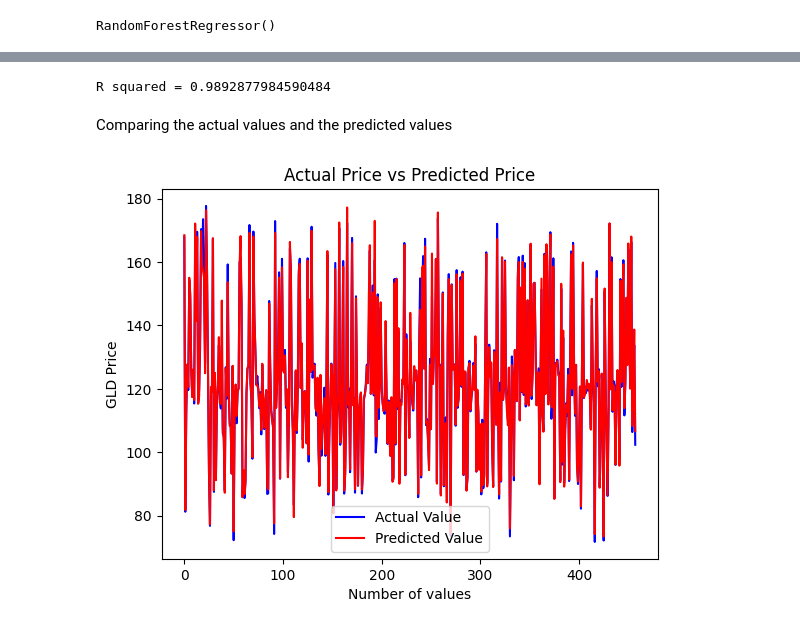
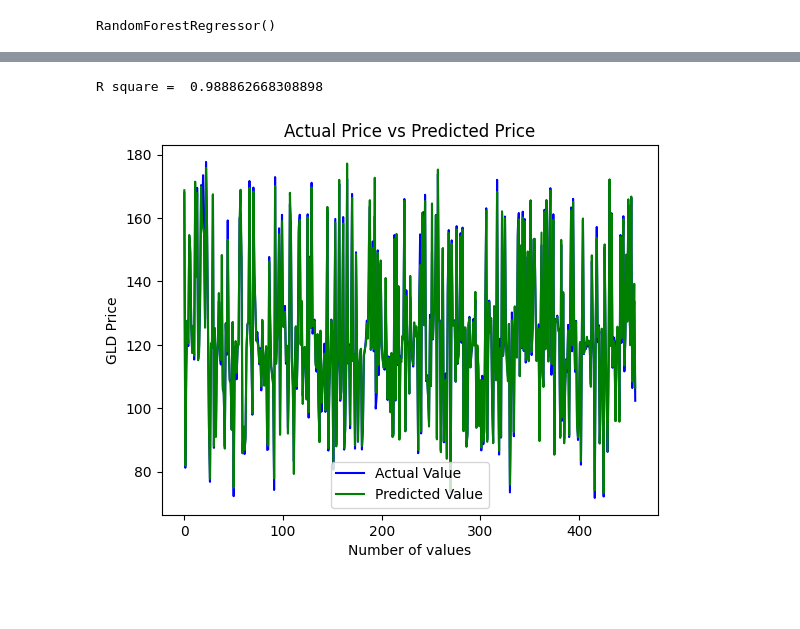
Before and after one commit to oduoranto/Machine-Learning, a Jupyter notebook: GoldPricePrediction.ipynb, the cells around one changed output, grey strips where cells are left out. Drawn from its saved outputs; the diff is of its cells as text; code cells hidden in the pictures; blank space fills up the shorter version.

```diff
--- a/GoldPricePrediction.ipynb
+++ b/GoldPricePrediction.ipynb
@@ -176,8 +133,0 @@ print(test_data_prediction)
-# %%
-#R squared error
-error_score = metrics.r2_score(Y_test, test_data_prediction)
-print('R squared =', error_score)
-# %% [output]
-R squared = 0.9892877984590484
-# %% [markdown]
-Comparing the actual values and the predicted values
@@ -184,12 +136,17 @@ Comparing the actual values and the predicted values
 # %%
 Y_test = list(Y_test)
+# %%
+error_score = metrics.r2_score(Y_test, test_data_prediction)
+print( 'R square = ', error_score)
+# %% [output]
+R square =  0.988862668308898
 # %%
-plt.plot(Y_test, color='blue', label='Actual Value')
-plt.plot(test_data_prediction, color='red', label='Predicted Value')
+plt.plot(Y_test, color='blue', label = 'Actual Value')
+plt.plot(test_data_prediction, color='green', label='Predicted Value')
 plt.title('Actual Price vs Predicted Price')
 plt.xlabel('Number of values')
 plt.ylabel('GLD Price')
 plt.legend()
 plt.show()
 # %% [output]
-[figure, old version]
+[figure, new version]
```
Also changed, not shown: parts of 12 cells of this notebook.
